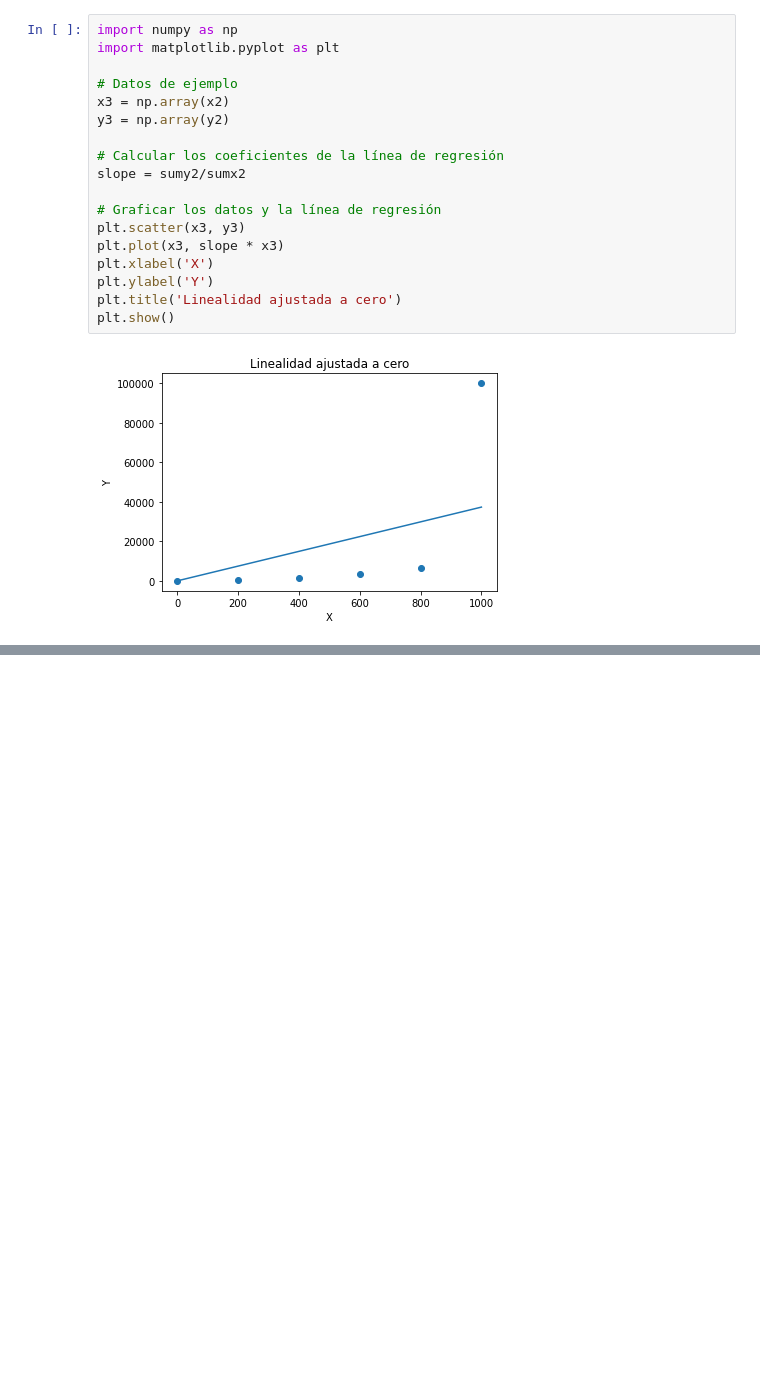
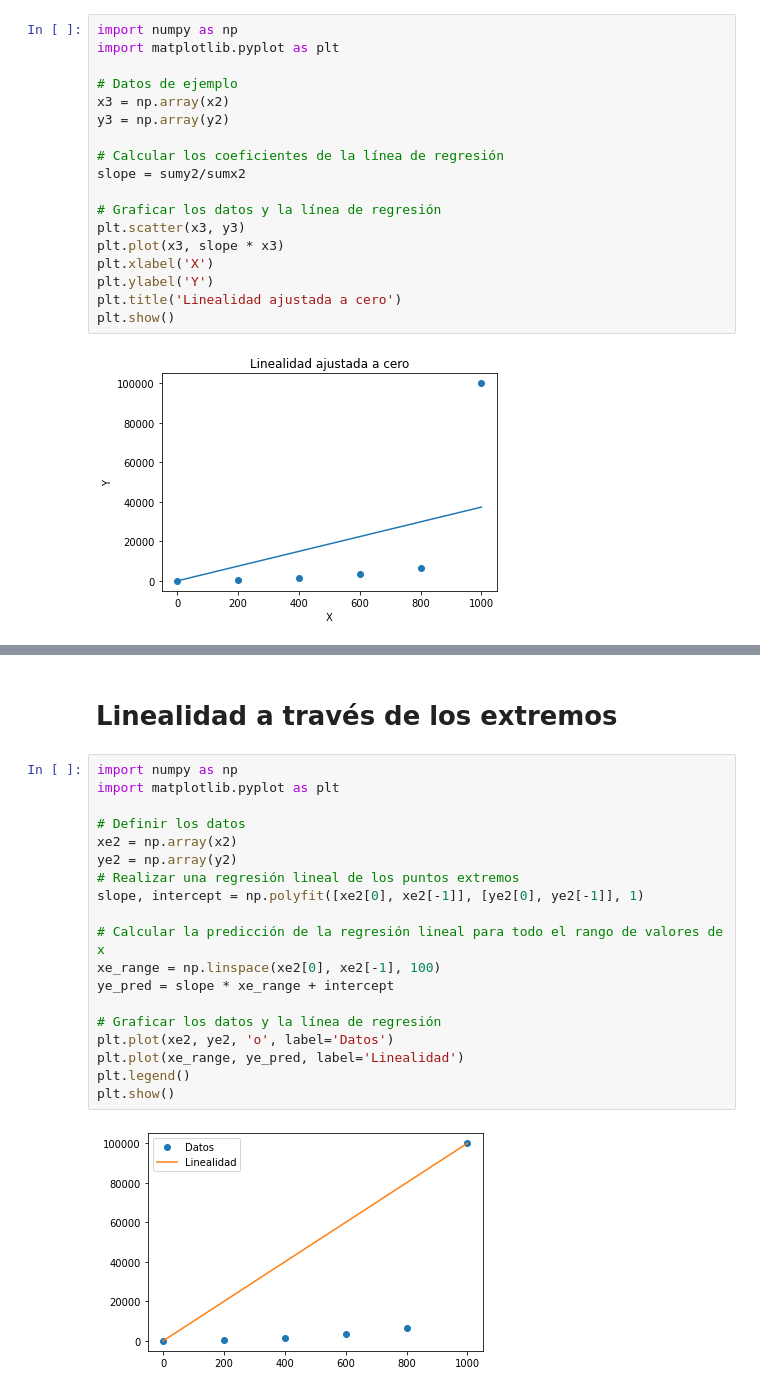
Before and after one commit to Ricardo-Gomez-4-113/Control-inteligente, a Jupyter notebook: Examen_U1_Control_Inteligente.ipynb, the cells around one changed output, grey strips where cells are left out. Saved outputs shown, nothing was run; the diff lists cells and outputs as text; blank space fills up the shorter version.

```diff
--- a/Examen_U1_Control_Inteligente.ipynb
+++ b/Examen_U1_Control_Inteligente.ipynb
@@ -408,0 +426,23 @@ plt.show()
+# %% [markdown]
+# Linealidad a través de los extremos
+# %%
+import numpy as np
+import matplotlib.pyplot as plt
+
+# Definir los datos
+xe2 = np.array(x2)
+ye2 = np.array(y2)
+# Realizar una regresión lineal de los puntos extremos
+slope, intercept = np.polyfit([xe2[0], xe2[-1]], [ye2[0], ye2[-1]], 1)
+
+# Calcular la predicción de la regresión lineal para todo el rango de valores de x
+xe_range = np.linspace(xe2[0], xe2[-1], 100)
+ye_pred = slope * xe_range + intercept
+
+# Graficar los datos y la línea de regresión
+plt.plot(xe2, ye2, 'o', label='Datos')
+plt.plot(xe_range, ye_pred, label='Linealidad')
+plt.legend()
+plt.show()
+# %% [output]
+[figure, added]
```
Also changed, not shown: parts of 28 cells of this notebook.
